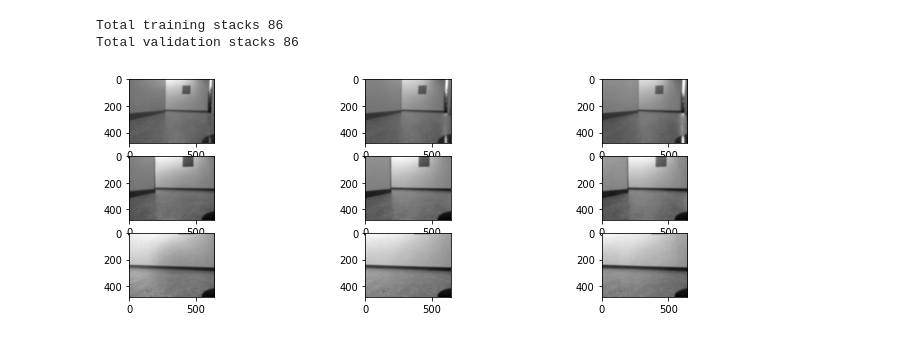
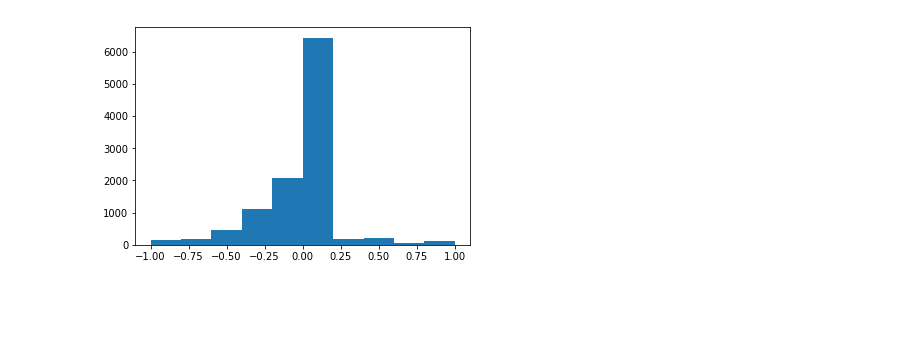
Before and after one commit to Autonomous-Robotics-UTM/Imitation-Learning-Net, a Jupyter notebook: net/regression/CustomDataset.ipynb, the cells around one changed output. Drawn from its saved outputs; the diff is of its cells as text; code cells hidden in the pictures; blank space fills up the shorter version.

```diff
--- a/net/regression/CustomDataset.ipynb
+++ b/net/regression/CustomDataset.ipynb
@@ -109,3 +109,12 @@ class ControlsDataset(Dataset):
         sample = {'image': image_stack,
                   'control': label}
         return sample
+# %%
+if __name__ == "__main__":
+    dataset = ControlsDataset(stack_size = 3, stride = 50)
+    img_stack = dataset[500]['image']
+    print("-----------------------")
+    print("Rows are intervals of frames")
+    print("Columns are color channels")
+    dataset.images.show(img_stack,channels=3)
+    plt.show()
@@ -112,12 +129,7 @@ class ControlsDataset(Dataset):
 # %%
 if __name__ == "__main__":
-    dataset = ControlsDataset(stack_size = 3, stride = 50)
-    img_stack = dataset[500]['image']
-    #counts = dataset.labels.dataframe.groupby('Angle')['ID'].count()
-    #a = plt.hist(dataset.labels.dataframe["Angle"])
-    dataset.images.show(img_stack,channels=3)
-    plt.show()
+    counts = dataset.labels.dataframe.groupby('Angle')['ID'].count()
+    print("Label Distirbution")
+    a = plt.hist(dataset.labels.dataframe["Angle"])
 # %% [output]
-Total training stacks 86
-Total validation stacks 86
-[figure, old version]
+[figure, new version]
```
Also changed, not shown: parts of 1 cell of this notebook, 3 other files.
